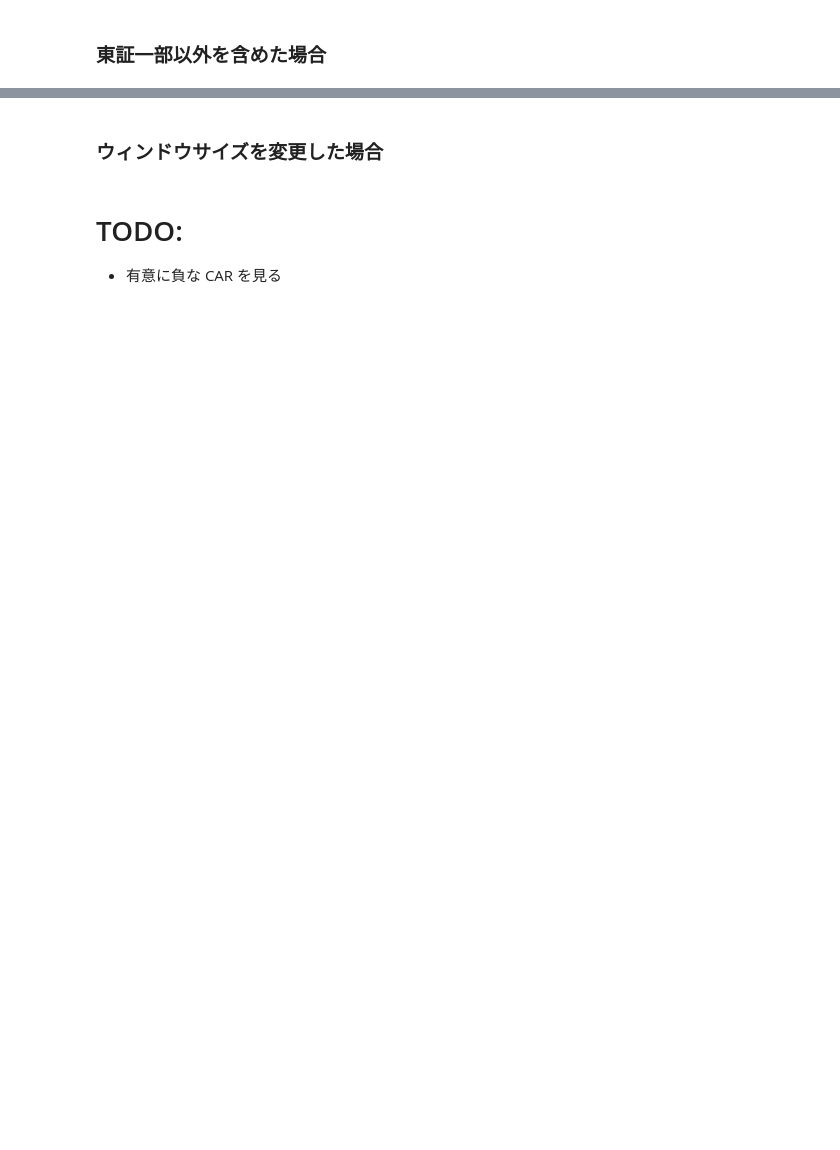
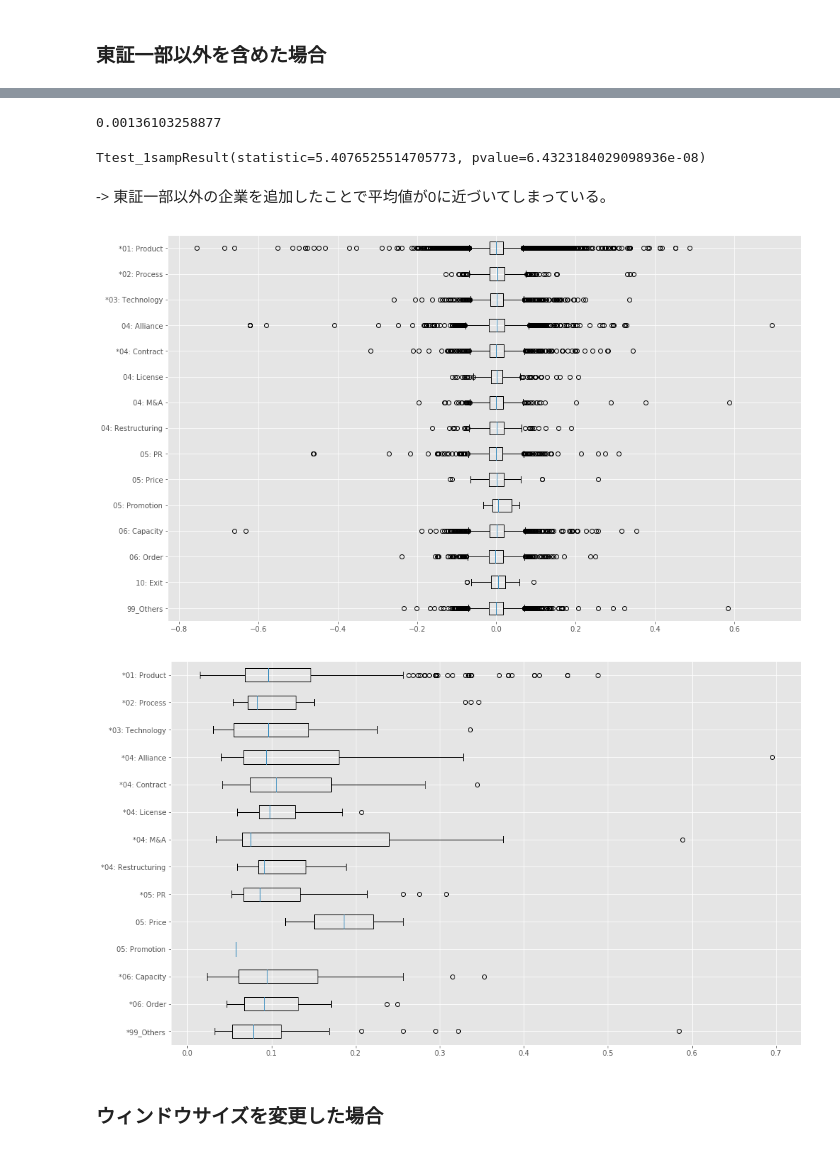
Before and after one commit to yoshihikosuzuki/ar_analysis, a Jupyter notebook: calc_car/1. Calculation and some plots on AR and CAR.ipynb, the cells around one changed output, grey strips where cells are left out. Drawn from its saved outputs; the diff is of its cells as text; code cells hidden in the pictures; blank space fills up the shorter version.

```diff
--- a/calc_car/1. Calculation and some plots on AR and CAR.ipynb
+++ b/calc_car/1. Calculation and some plots on AR and CAR.ipynb
@@ -543,6 +644,18 @@ plot_boxplot_among_types(car_exactT_sig)   # 下図、有意な PR
+# %%
+## CAR 全体で平均が0かどうか検定
+print(np.mean(car_exactT_all_comp["car"]))
+stats.ttest_1samp(np.array(car_exactT_all_comp["car"]), 0)
+# %% [output]
+0.00136103258877
+Ttest_1sampResult(statistic=5.4076525514705773, pvalue=6.4323184029098936e-08)
+# %% [markdown]
+-> 東証一部以外の企業を追加したことで平均値が0に近づいてしまっている。
+# %%
+## PR タイプごとの CAR の傾向の確認。タイプ名の左の * は平均 != 0 が 5%有意を表す
+plot_boxplot_among_types(car_exactT_all_comp)   # 上図、全 PR
+plot_boxplot_among_types(car_exactT_sig)   # 下図、有意な PR
+# %% [output]
+[figure, added]
+[figure, added]
 # %% [markdown]
 ### ウィンドウサイズを変更した場合
-# %% [markdown]
-# TODO:
-
-* 有意に負な CAR を見る
```
Also changed, not shown: parts of 25 cells of this notebook, 12 other files.
